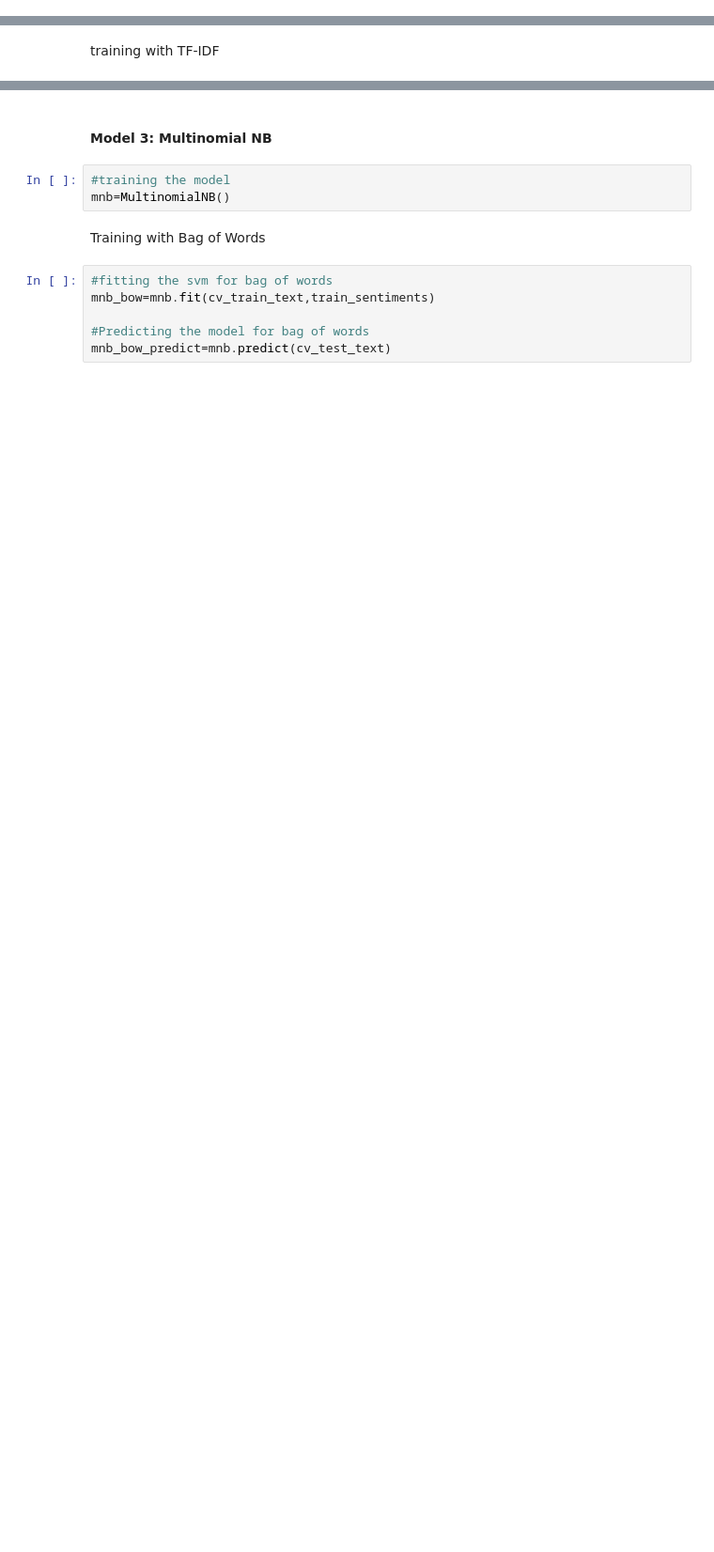
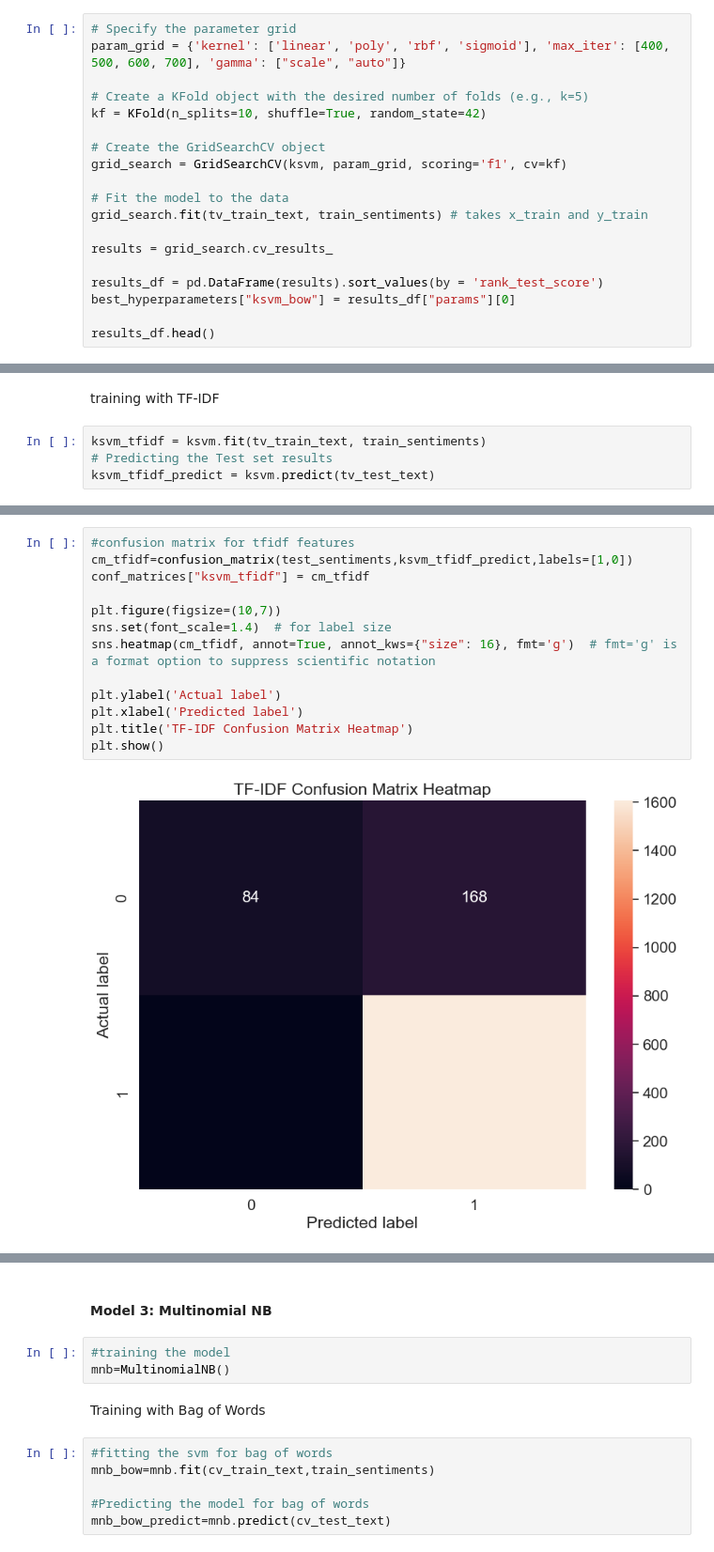
Before and after one commit to birnart/ai_safecom, a Jupyter notebook: main.ipynb, the cells around one changed output, grey strips where cells are left out. Shown at 94% size. Saved outputs shown, nothing was run; the diff lists cells and outputs as text; blank space fills up the shorter version.

```diff
--- a/main.ipynb
+++ b/main.ipynb
@@ -605,0 +741,19 @@ training with Bag of Words
+# %%
+# Specify the parameter grid
+param_grid = {'kernel': ['linear', 'poly', 'rbf', 'sigmoid'], 'max_iter': [400, 500, 600, 700], 'gamma': ["scale", "auto"]}
+
+# Create a KFold object with the desired number of folds (e.g., k=5)
+kf = KFold(n_splits=10, shuffle=True, random_state=42)
+
+# Create the GridSearchCV object
+grid_search = GridSearchCV(ksvm, param_grid, scoring='f1', cv=kf)
+
+# Fit the model to the data
+grid_search.fit(tv_train_text, train_sentiments) # takes x_train and y_train
+
+results = grid_search.cv_results_
+
+results_df = pd.DataFrame(results).sort_values(by = 'rank_test_score')
+best_hyperparameters["ksvm_bow"] = results_df["params"][0]
+
+results_df.head()
@@ -606,2 +768,6 @@ training with Bag of Words
 # %% [markdown]
 training with TF-IDF
+# %%
+ksvm_tfidf = ksvm.fit(tv_train_text, train_sentiments)
+# Predicting the Test set results
+ksvm_tfidf_predict = ksvm.predict(tv_test_text)
@@ -607,0 +776,15 @@ training with TF-IDF
+# %%
+#confusion matrix for tfidf features
+cm_tfidf=confusion_matrix(test_sentiments,ksvm_tfidf_predict,labels=[1,0])
+conf_matrices["ksvm_tfidf"] = cm_tfidf
+
+plt.figure(figsize=(10,7))
+sns.set(font_scale=1.4)  # for label size
+sns.heatmap(cm_tfidf, annot=True, annot_kws={"size": 16}, fmt='g')  # fmt='g' is a format option to suppress scientific notation
+
+plt.ylabel('Actual label')
+plt.xlabel('Predicted label')
+plt.title('TF-IDF Confusion Matrix Heatmap')
+plt.show()
+# %% [output]
+[figure, added]
```
Also changed, not shown: parts of 50 cells of this notebook.
